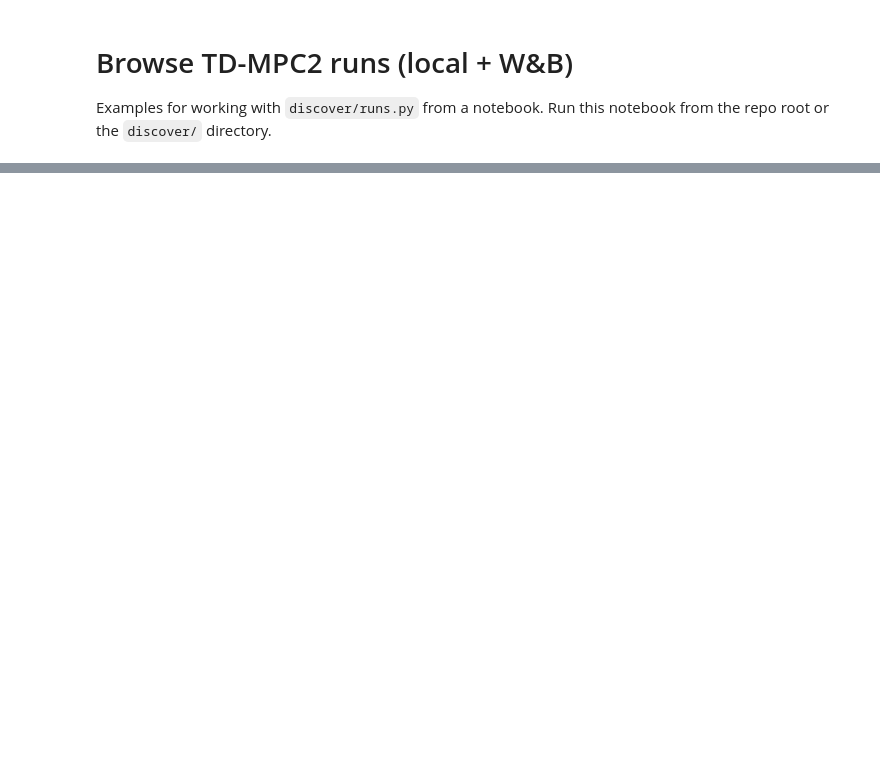
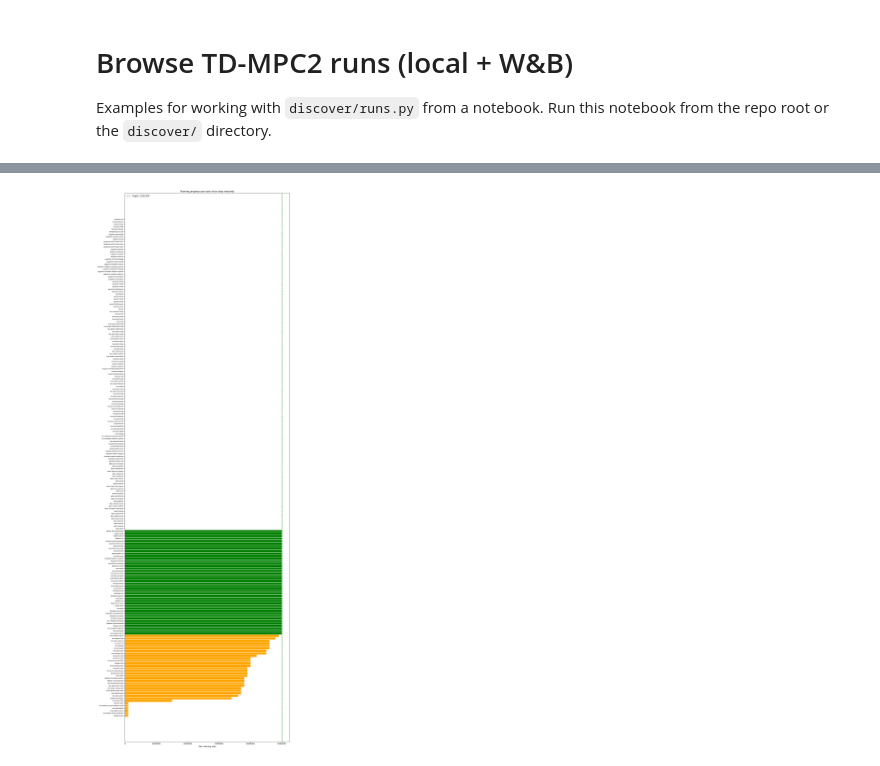
Before and after one commit to keyboardAnt/newt, a Jupyter notebook: discover/browse_runs.ipynb, the cells around one changed output, grey strips where cells are left out. Saved outputs shown, nothing was run; the diff lists cells and outputs as text; code cells hidden in the pictures; blank space fills up the shorter version.

```diff
--- a/discover/browse_runs.ipynb
+++ b/discover/browse_runs.ipynb
@@ -18,4 +9,0 @@ wandb_project = 'wm-planning/mmbench'  # entity/project
-# %%
-local_df = discover_local_logs(logs_dir, limit=None)
-print(f'Local runs: {len(local_df)}')
-local_df.head()
@@ -30,11 +9,0 @@ Local runs: 3189
-# %%
-if do_wandb:
-    wandb_df = discover_wandb_runs(wandb_project, limit=500, include_artifacts=False)
-    print(f'W&B runs: {len(wandb_df)}')
-else:
-    wandb_df = pd.DataFrame()
-
-dfs = [df for df in (local_df, wandb_df) if not df.empty]
-df_all = pd.concat(dfs, ignore_index=True, sort=False) if dfs else pd.DataFrame()
-print(f'Total rows combined: {len(df_all)}')
-df_all.head()
@@ -97,0 +10,19 @@ else:
+# %%
+from pathlib import Path
+from datetime import datetime
+import sys
+import json
+import pandas as pd
+
+# Make sure repo root is importable when running from this notebook directory
+ROOT = Path('..').resolve()
+if str(ROOT) not in sys.path:
+    sys.path.append(str(ROOT))
+
+from discover.runs import discover_local_logs, discover_wandb_runs
+
+logs_dir = ROOT / 'tdmpc2' / 'logs'
+wandb_project = 'wm-planning/mmbench'  # entity/project
+wandb_limit = None  # no limit
+cache_path = ROOT / 'discover' / 'runs_cache.parquet'
+cache_meta_path = ROOT / 'discover' / 'runs_cache.meta.txt'
@@ -97,0 +333,6 @@ else:
+# %%
+# Plot training progress - set target_step to your expected completion step
+# Green = completed, Orange = in progress, Red = not started/crashed
+plot_max_steps(df_all, target_step=5_000_000)
+# %% [output]
+[figure, added]
```
Also changed, not shown: parts of 16 cells of this notebook, 3 other files.
